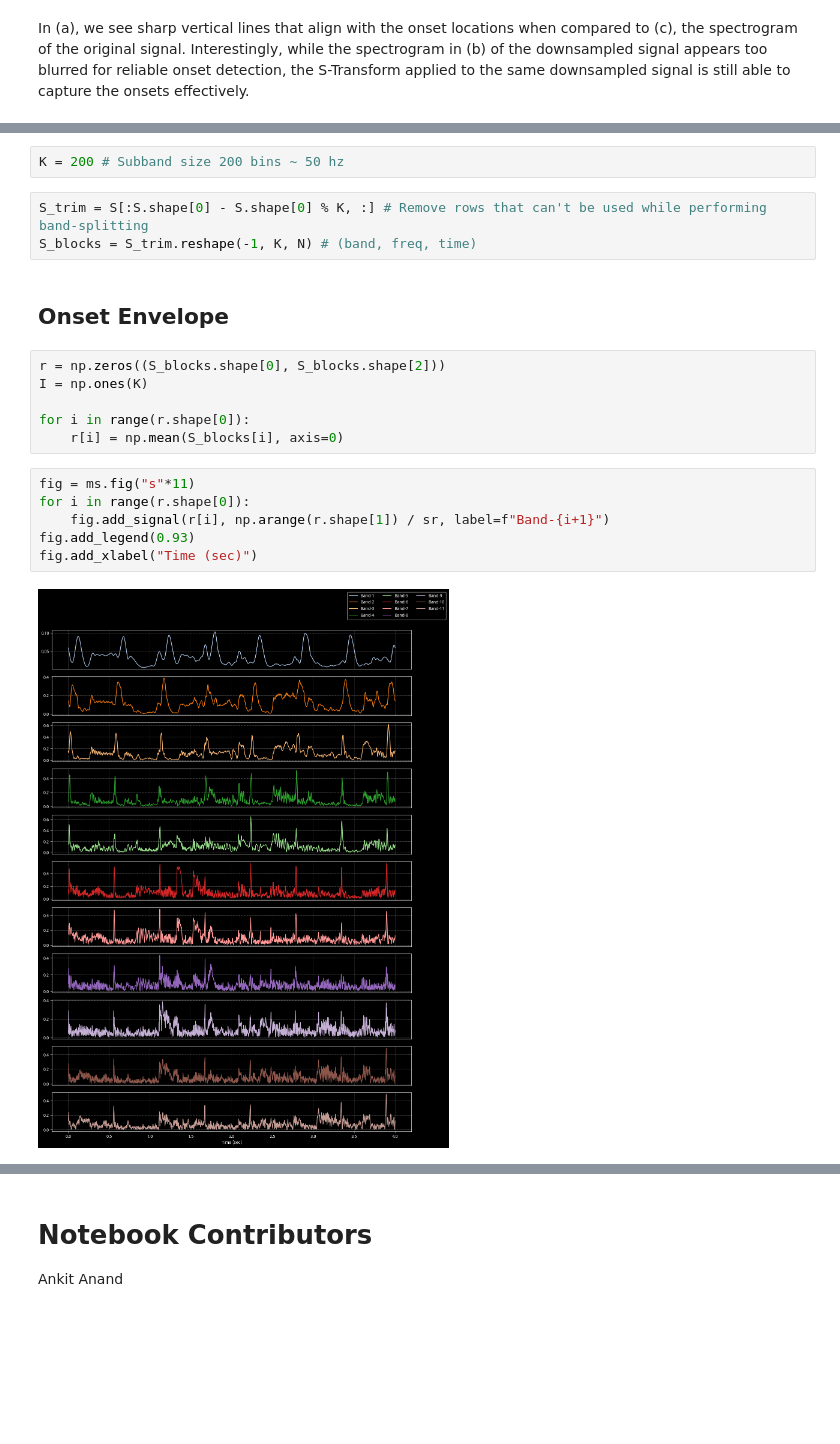
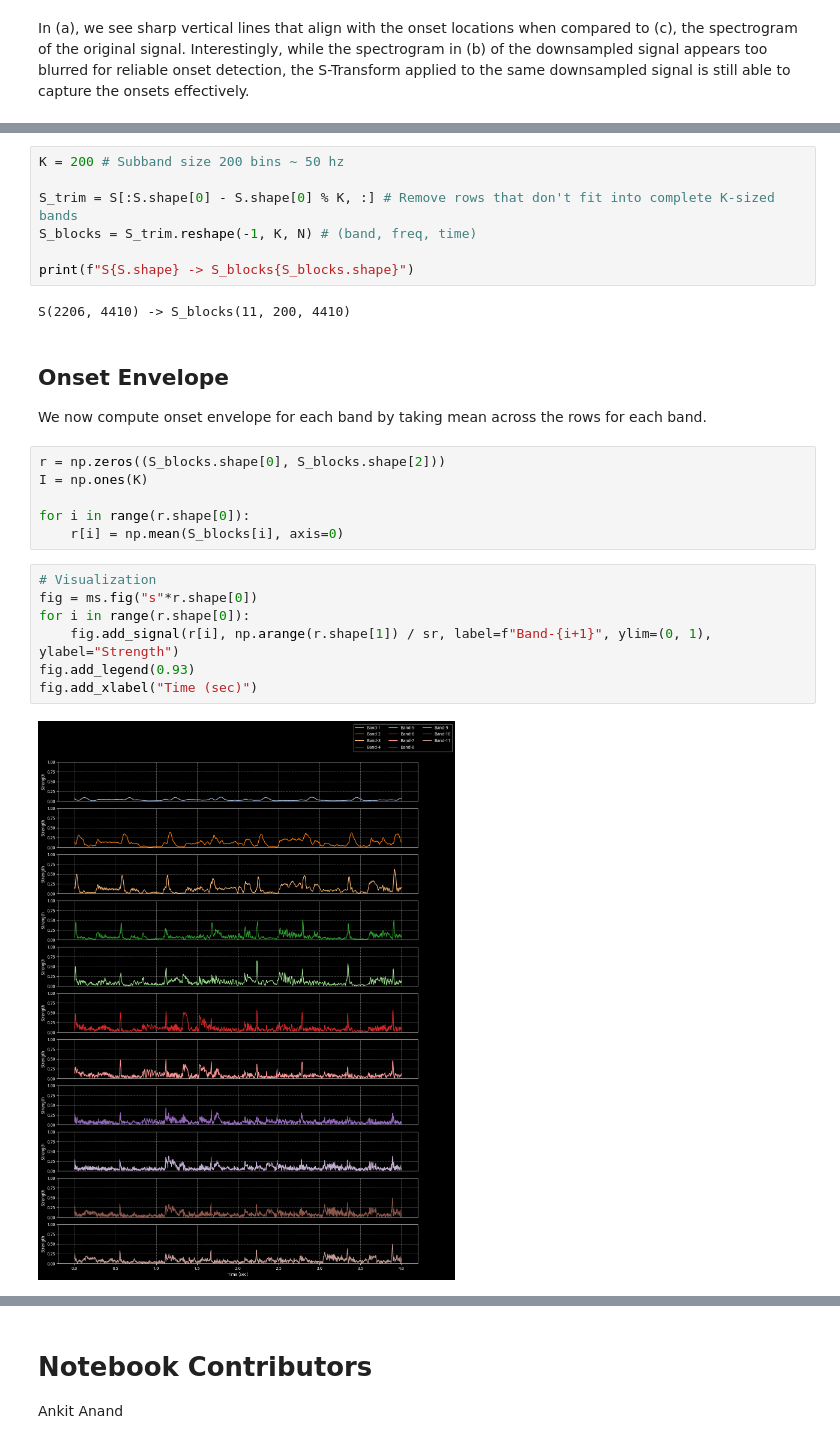
Before and after one commit to meluron-codecafe/devquest, a Jupyter notebook: notebooks/ONSET-_[2017]_On_Musical_Onset_Detection_via_the_S-Transform.ipynb, the cells around one changed output, grey strips where cells are left out. Saved outputs shown, nothing was run; the diff lists cells and outputs as text; blank space fills up the shorter version.

```diff
--- a/notebooks/ONSET-_[2017]_On_Musical_Onset_Detection_via_the_S-Transform.ipynb
+++ b/notebooks/ONSET-_[2017]_On_Musical_Onset_Detection_via_the_S-Transform.ipynb
@@ -164,10 +166,16 @@ In (a), we see sharp vertical lines that align with the onset locations when com
 # %%
 K = 200 # Subband size 200 bins ~ 50 hz
+
+S_trim = S[:S.shape[0] - S.shape[0] % K, :] # Remove rows that don't fit into complete K-sized bands
+S_blocks = S_trim.reshape(-1, K, N) # (band, freq, time)
+
+print(f"S{S.shape} -> S_blocks{S_blocks.shape}")
+# %% [output]
+S(2206, 4410) -> S_blocks(11, 200, 4410)
-# %%
-S_trim = S[:S.shape[0] - S.shape[0] % K, :] # Remove rows that can't be used while performing band-splitting
-S_blocks = S_trim.reshape(-1, K, N) # (band, freq, time)
 # %% [markdown]
 ## Onset Envelope
+
+We now compute onset envelope for each band by taking mean across the rows for each band.
 # %%
 r = np.zeros((S_blocks.shape[0], S_blocks.shape[2]))
 I = np.ones(K)
@@ -175,10 +183,11 @@ I = np.ones(K)
 for i in range(r.shape[0]):
     r[i] = np.mean(S_blocks[i], axis=0)
 # %%
-fig = ms.fig("s"*11)
+# Visualization
+fig = ms.fig("s"*r.shape[0])
 for i in range(r.shape[0]):
-    fig.add_signal(r[i], np.arange(r.shape[1]) / sr, label=f"Band-{i+1}")
+    fig.add_signal(r[i], np.arange(r.shape[1]) / sr, label=f"Band-{i+1}", ylim=(0, 1), ylabel="Strength")
 fig.add_legend(0.93)
 fig.add_xlabel("Time (sec)")
 # %% [output]
-[figure, old version]
+[figure, new version]
```
Also changed, not shown: parts of 9 cells of this notebook, 1 other file.
